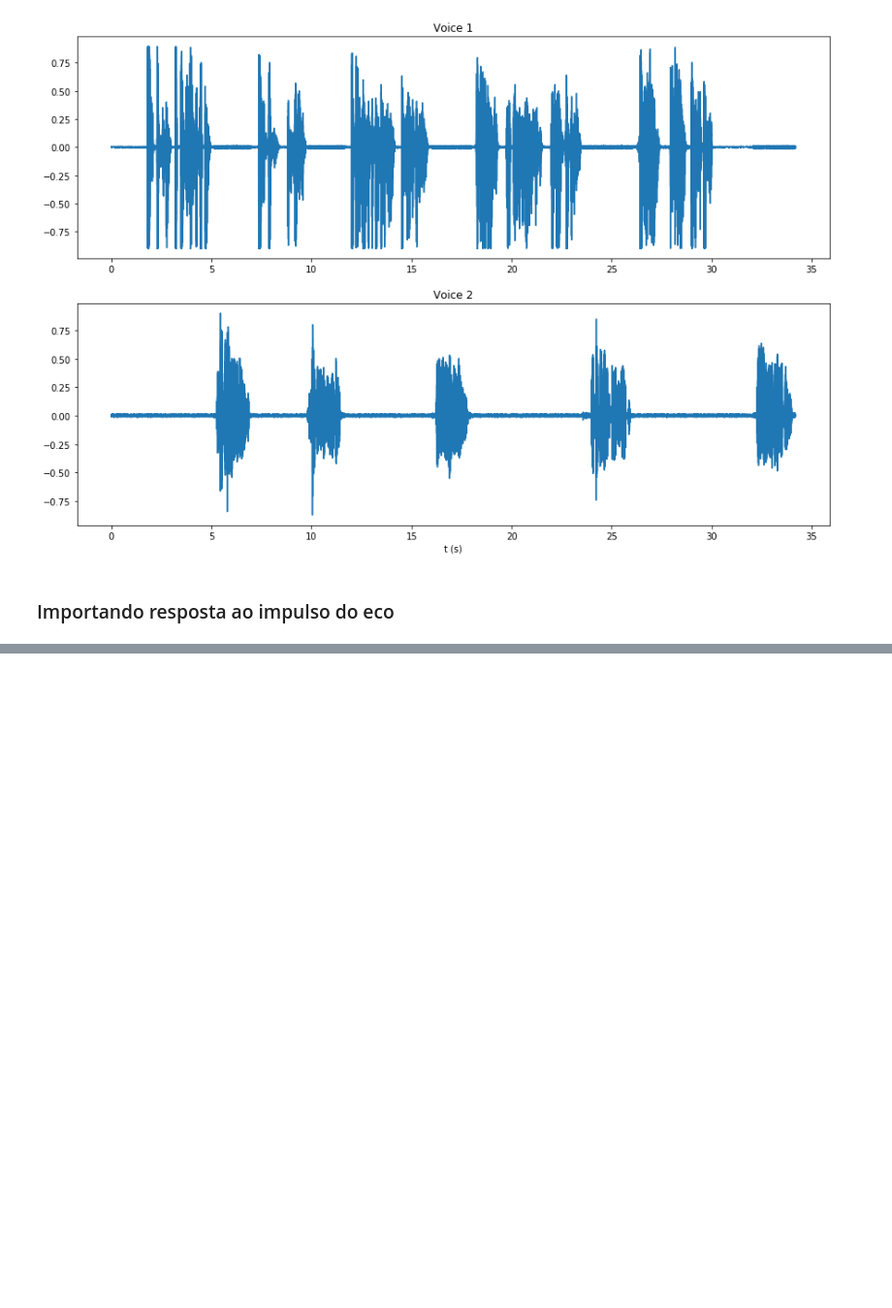
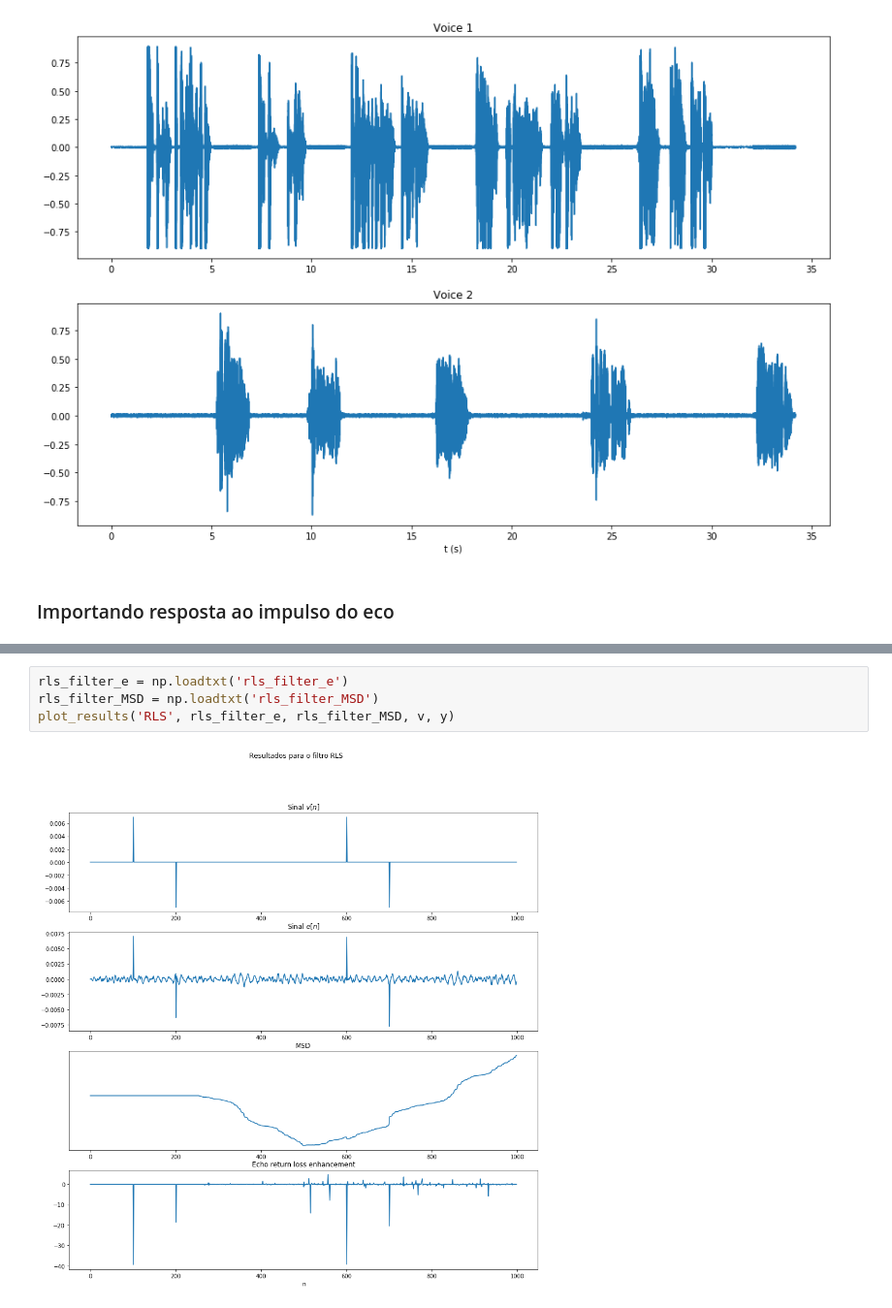
Before and after one commit to henriquemeloo/psi3532-adaptive-filtering, a Jupyter notebook: exp5/exp5.ipynb, the cells around one changed output, grey strips where cells are left out. Shown at 97% size. Saved outputs shown, nothing was run; the diff lists cells and outputs as text; blank space fills up the shorter version.

```diff
--- a/exp5/exp5.ipynb
+++ b/exp5/exp5.ipynb
@@ -173,0 +190,6 @@ KeyboardInterrupt:
+# %%
+rls_filter_e = np.loadtxt('rls_filter_e')
+rls_filter_MSD = np.loadtxt('rls_filter_MSD')
+plot_results('RLS', rls_filter_e, rls_filter_MSD, v, y)
+# %% [output]
+[figure, added]
```
Also changed, not shown: parts of 7 cells of this notebook.
